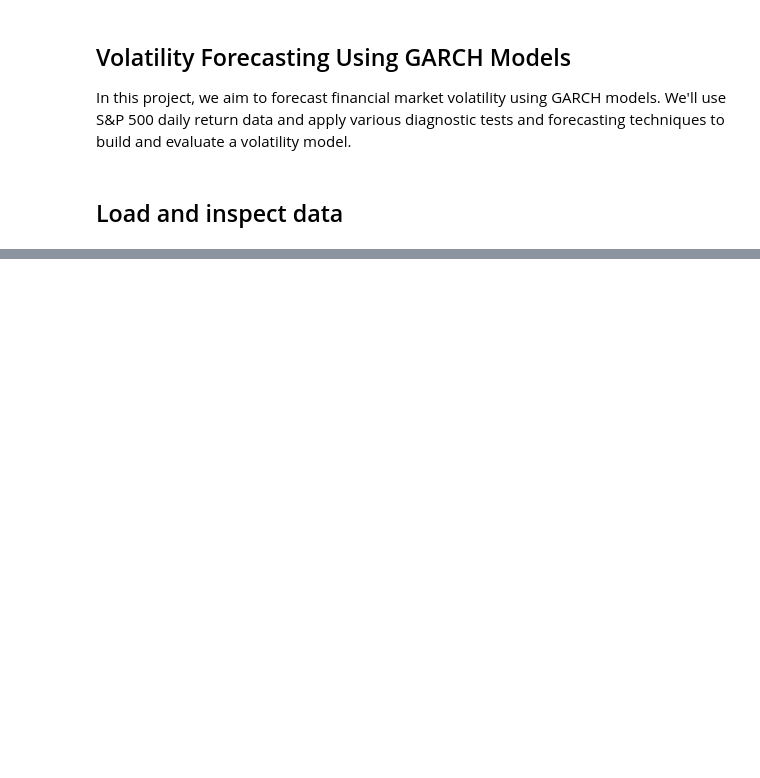
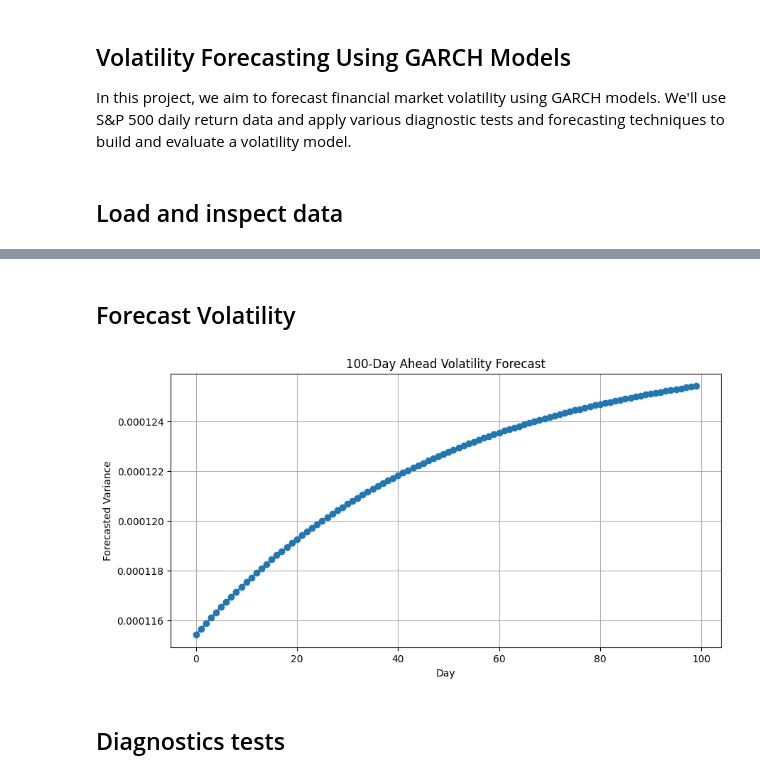
Before and after one commit to dinnyyy/volatility-forecasting-garch, a Jupyter notebook: notebooks/garch_modeling.ipynb, the cells around one changed output, grey strips where cells are left out. Drawn from its saved outputs; the diff is of its cells as text; code cells hidden in the pictures; blank space fills up the shorter version.

```diff
--- a/notebooks/garch_modeling.ipynb
+++ b/notebooks/garch_modeling.ipynb
@@ -30,0 +51,3 @@ ModuleNotFoundError: No module named 'src.visualization'
+# %%
+model_fit = fit_garch_model(data,1,1)
+model_fit.summary()
@@ -30,0 +73,8 @@ ModuleNotFoundError: No module named 'src.visualization'
+# %% [markdown]
+## Forecast Volatility
+# %%
+forecasts = forecast_garch(model_fit, steps=100)
+# %% [output]
+[figure, added]
+# %% [markdown]
+## Diagnostics tests
```
Also changed, not shown: parts of 8 cells of this notebook, 8 other files.
